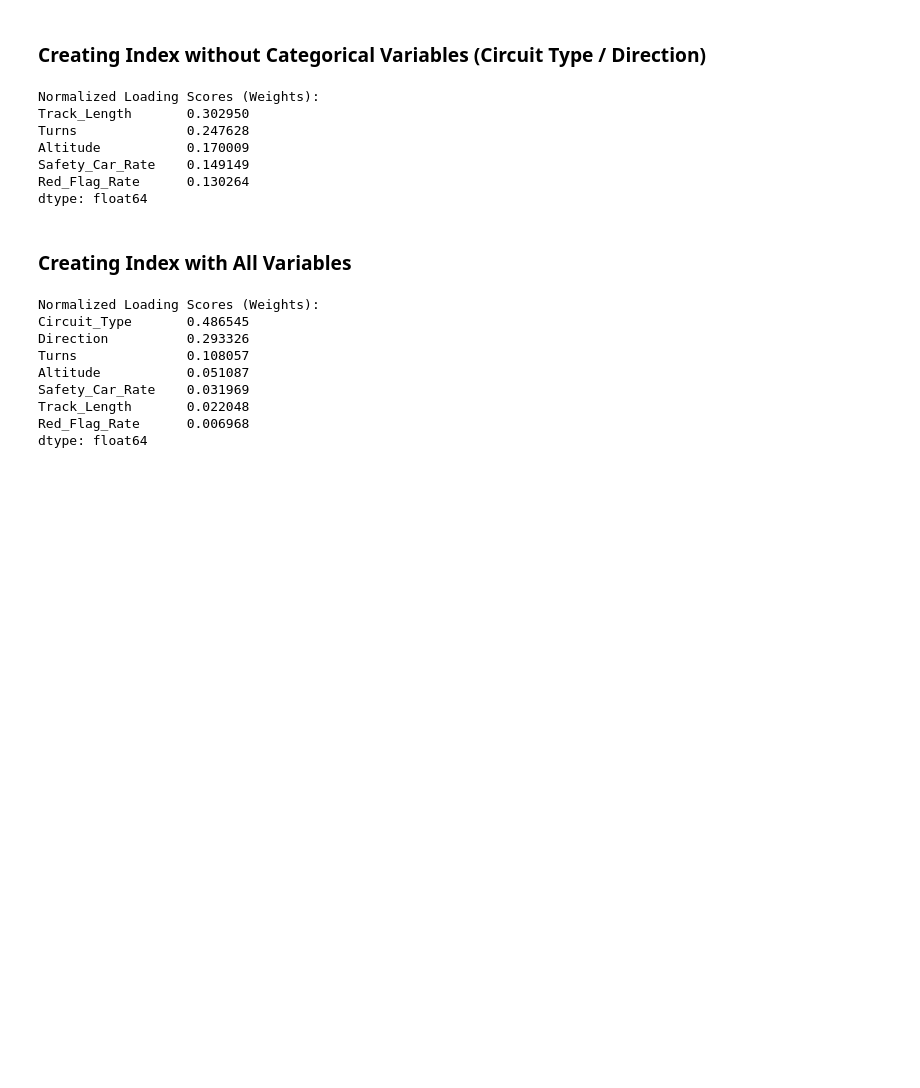
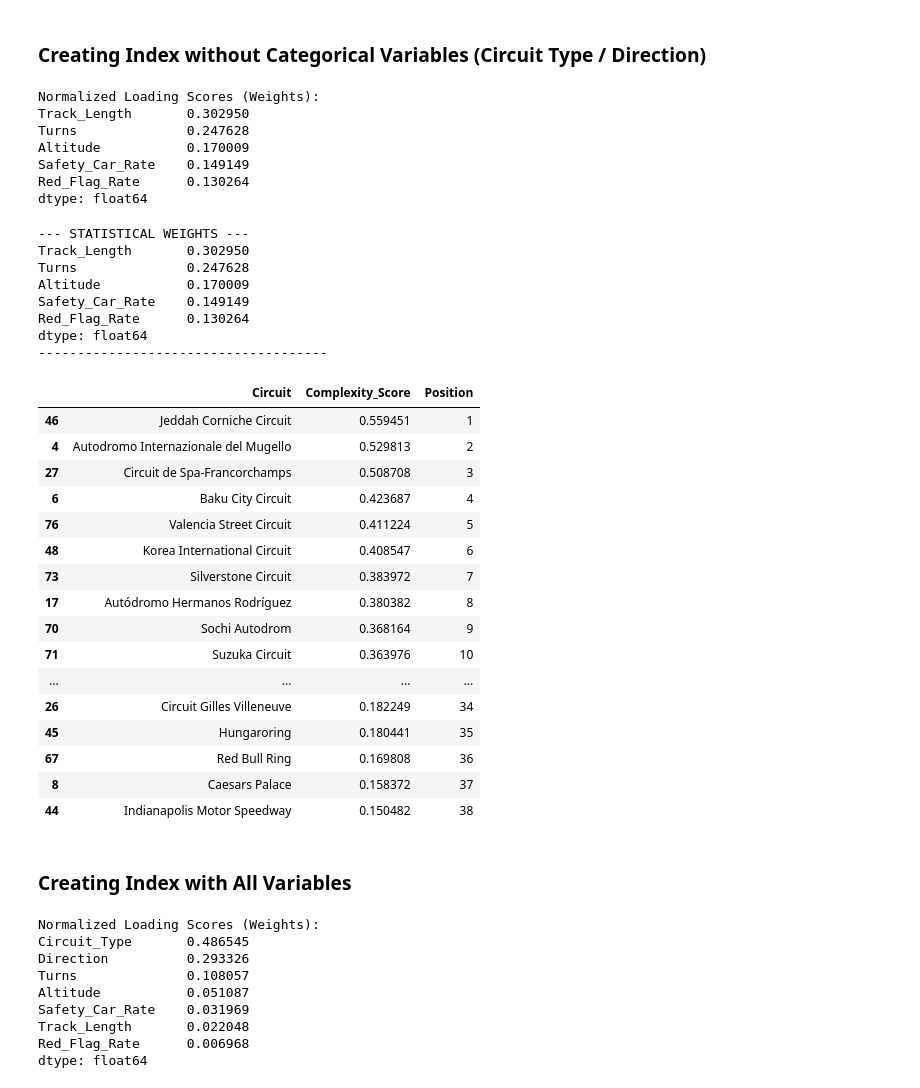
Before and after one commit to LukeHilliard/f1-complexity-index, a Jupyter notebook: analysis.ipynb, the cells around one changed output. Saved outputs shown, nothing was run; the diff lists cells and outputs as text; code cells hidden in the pictures; blank space fills up the shorter version.

Commit message:
Index created with PCA weights
Without doing sub indexes I created an index from all data to see the outcome. Results are somewhat realistic, doing 3 sub indexes now

```diff
--- a/analysis.ipynb
+++ b/analysis.ipynb
@@ -923,6 +923,51 @@ Altitude           0.170009
 Safety_Car_Rate    0.149149
 Red_Flag_Rate      0.130264
 dtype: float64
+# %%
+
+abs_scores = loading_scores_no_categorical.abs()
+real_weights = abs_scores / abs_scores.sum()
+print("--- STATISTICAL WEIGHTS ---")
+print(real_weights.sort_values(ascending=False))
+print("-------------------------------------\n")
+
+master_data['Complexity_Score'] = (
+    (scaled_master_data_v2['Turns'] * real_weights['Turns']) +
+    (scaled_master_data_v2['Safety_Car_Rate'] * real_weights['Safety_Car_Rate']) +
+    (scaled_master_data_v2['Track_Length'] * real_weights['Track_Length']) +
+    (scaled_master_data_v2['Red_Flag_Rate'] * real_weights['Red_Flag_Rate']) +
+    (scaled_master_data_v2['Altitude'] * real_weights['Altitude'])
+)
+
+top_tracks = master_data[['Circuit', 'Complexity_Score']].sort_values(by='Complexity_Score', ascending=False)
+top_tracks['Position'] = range(1, len(top_tracks) + 1)
+top_tracks
+# %% [output]
+--- STATISTICAL WEIGHTS ---
+Track_Length       0.302950
+Turns              0.247628
+Altitude           0.170009
+Safety_Car_Rate    0.149149
+Red_Flag_Rate      0.130264
+dtype: float64
+-------------------------------------
+|  | Circuit | Complexity_Score | Position |
+| 46 | Jeddah Corniche Circuit | 0.559451 | 1 |
+| 4 | Autodromo Internazionale del Mugello | 0.529813 | 2 |
+| 27 | Circuit de Spa-Francorchamps | 0.508708 | 3 |
+| 6 | Baku City Circuit | 0.423687 | 4 |
+| 76 | Valencia Street Circuit | 0.411224 | 5 |
+| 48 | Korea International Circuit | 0.408547 | 6 |
+| 73 | Silverstone Circuit | 0.383972 | 7 |
+| 17 | Autódromo Hermanos Rodríguez | 0.380382 | 8 |
+| 70 | Sochi Autodrom | 0.368164 | 9 |
+| 71 | Suzuka Circuit | 0.363976 | 10 |
+| ... | ... | ... | ... |
+| 26 | Circuit Gilles Villeneuve | 0.182249 | 34 |
+| 45 | Hungaroring | 0.180441 | 35 |
+| 67 | Red Bull Ring | 0.169808 | 36 |
+| 8 | Caesars Palace | 0.158372 | 37 |
+| 44 | Indianapolis Motor Speedway | 0.150482 | 38 |
 # %% [markdown]
 ### Creating Index with All Variables
 # %%
```
Also changed, not shown: parts of 3 cells of this notebook.
